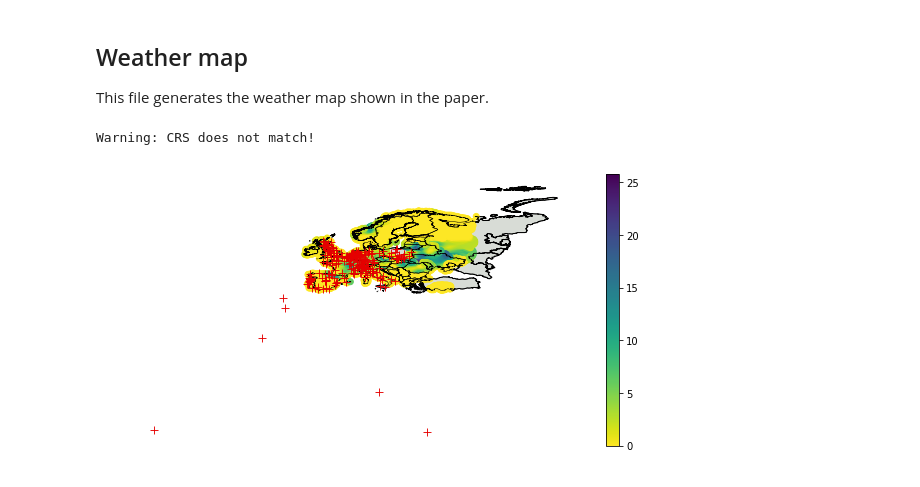
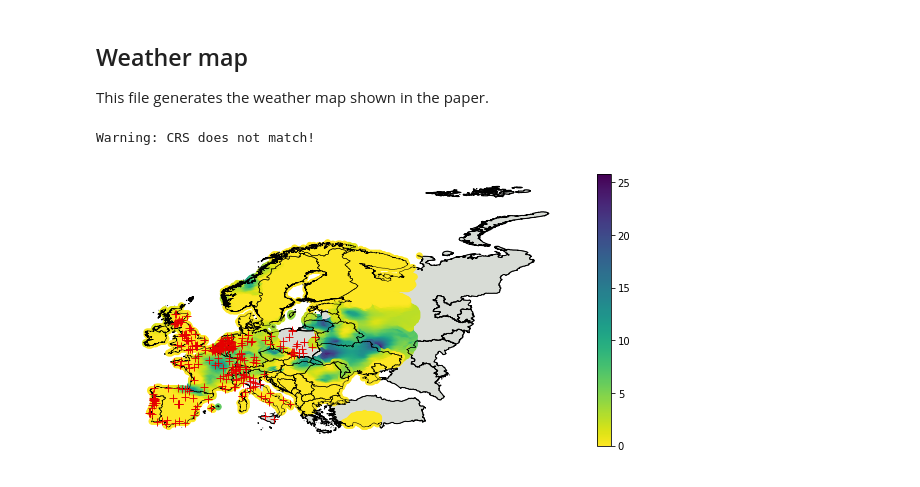
Before and after one commit to rbjoern/BookieDraws, a Jupyter notebook: data/WeatherMap.ipynb, the cells around one changed output. Cells and saved outputs as stored; diff of their text form; code cells hidden in the pictures.

```diff
--- a/data/WeatherMap.ipynb
+++ b/data/WeatherMap.ipynb
@@ -37,33 +37,33 @@ stadiums['longitude'] = stadiums['longitude'].str.replace('Point\(', '').astype(
 stadiums['latitude'] = stadiums['latitude'].str.replace('\)', '').astype(float)
 geom = [shapely.geometry.Point(x,y) for x, y in zip(stadiums['longitude'], stadiums['latitude'])]
 stadiums = gpd.GeoDataFrame(stadiums, geometry=geom)
 del geom
 
 #print(europe.total_bounds)
-#stadiums = stadiums[(stadiums['longitude']>europe.total_bounds[0])&(stadiums['longitude']<europe.total_bounds[2])]
-#stadiums = stadiums[(stadiums['latitude']>europe.total_bounds[0])&(stadiums['latitude']<europe.total_bounds[2])]
+stadiums = stadiums[(stadiums['longitude']>europe.total_bounds[0])&(stadiums['longitude']<europe.total_bounds[2])]
+stadiums = stadiums[(stadiums['latitude']>europe.total_bounds[0])&(stadiums['latitude']<europe.total_bounds[2])]
 
 date = '2017-07-01'
 
 weatherdf = weather.sel(time=date).to_dataframe().reset_index()
 geom = [shapely.geometry.Point(x,y) for x, y in zip(weatherdf['longitude'], weatherdf['latitude'])]
 weatherdf = gpd.GeoDataFrame(weatherdf, geometry=geom)
 del weather , geom
 
 figure_data = gpd.sjoin(weatherdf, europe, how='inner', op='intersects')
 
 fig, ax = plt.subplots(1,  figsize=(10,5))
 base1 = europe.plot(ax=ax, edgecolor='black', facecolor='xkcd:light gray')
 base2 = figure_data.plot(ax=base1, column='rr', legend =True, cmap='viridis_r')
 base3 = europe.plot(ax=base2, edgecolor='black', linewidth=0.5, facecolor='none')
 #stadiums.plot(ax=base, marker='+', c=stadiums['league'].astype('category').cat.codes, cmap='viridis')
 stadiums.plot(ax=base3, marker='+', color='xkcd:red',
               linewidth = 0.9, markersize=50, alpha=1)
 #
 _ = ax.axis('off')
 
 plt.savefig(os.getcwd() + '\\work_files\\'+'weather_map.eps', format='eps',bbox_inches='tight')
 plt.show()
 # %% [output]
 Warning: CRS does not match!
-[figure, old version]
+[figure, new version]
```
